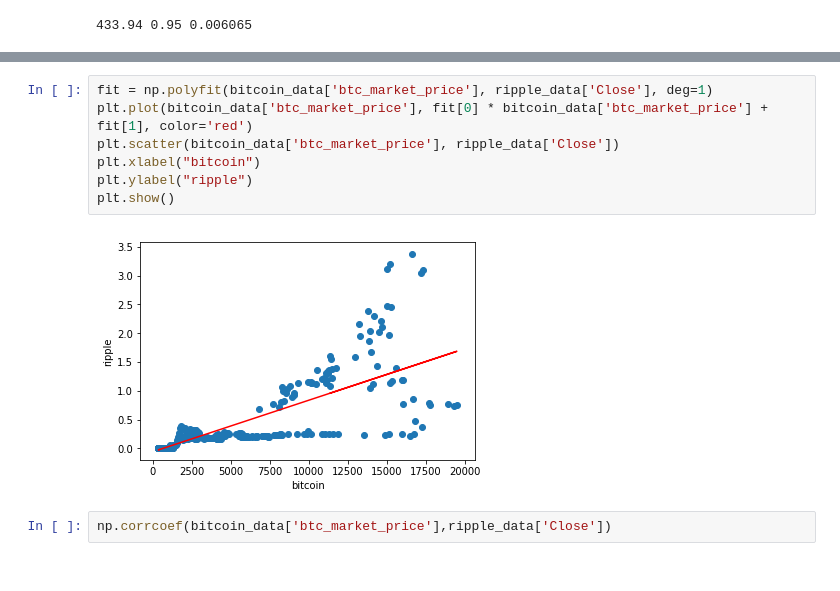
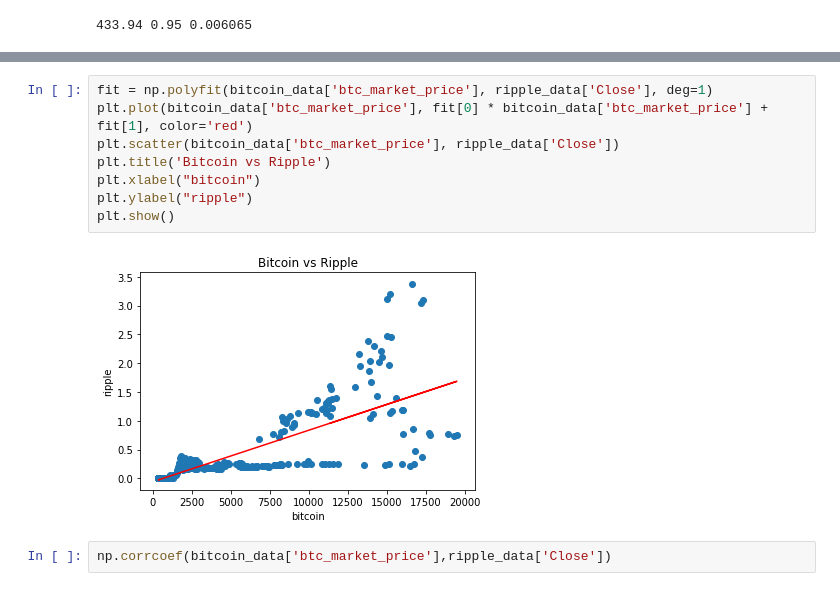
Before and after one commit to samuelvenzi/d_science_temple, a Jupyter notebook: Final Project/Crypto Analysis - Final Project.ipynb, the cells around one changed output, grey strips where cells are left out. Saved outputs shown, nothing was run; the diff lists cells and outputs as text.

```diff
--- a/Final Project/Crypto Analysis - Final Project.ipynb
+++ b/Final Project/Crypto Analysis - Final Project.ipynb
@@ -138,12 +141,13 @@ array([[ 1.        ,  0.88175133],
 # %%
 fit = np.polyfit(bitcoin_data['btc_market_price'], ripple_data['Close'], deg=1)
 plt.plot(bitcoin_data['btc_market_price'], fit[0] * bitcoin_data['btc_market_price'] + fit[1], color='red')
 plt.scatter(bitcoin_data['btc_market_price'], ripple_data['Close'])
+plt.title('Bitcoin vs Ripple')
 plt.xlabel("bitcoin")
 plt.ylabel("ripple")
 plt.show()
 # %% [output]
-[figure, old version]
+[figure, new version]
 # %%
 np.corrcoef(bitcoin_data['btc_market_price'],ripple_data['Close'])
 # %% [output]
```
Also changed, not shown: parts of 10 cells of this notebook, 1 other file.
